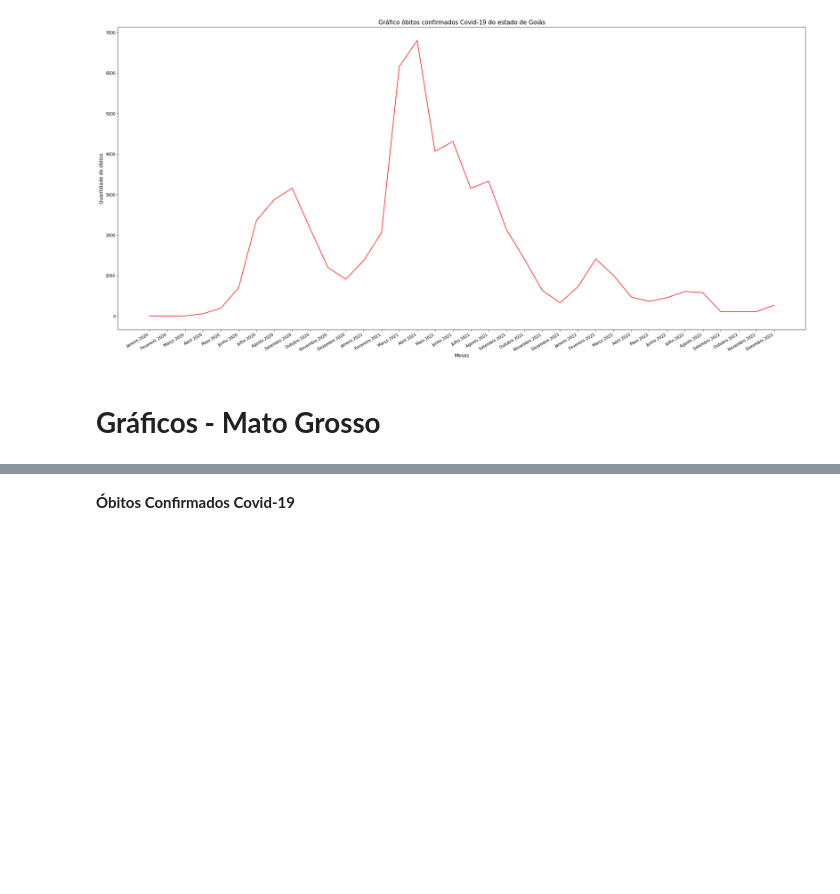
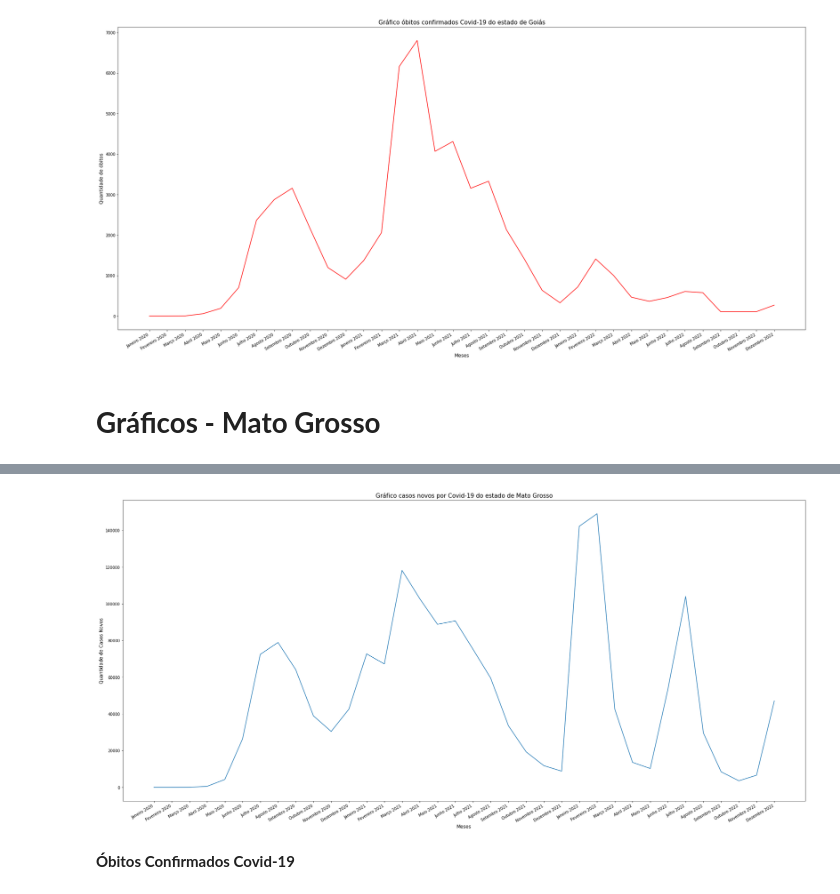
Before and after one commit to laysfreitas/Covid_Dados, a Jupyter notebook: Covid_19_Obitos.ipynb, the cells around one changed output, grey strips where cells are left out. Cells and saved outputs as stored; diff of their text form; code cells hidden in the pictures; blank space fills up the shorter version.

```diff
--- a/Covid_19_Obitos.ipynb
+++ b/Covid_19_Obitos.ipynb
@@ -576,3 +1015,15 @@ plt.show()
+# %%
+plt.figure(figsize=(31.4,15.8))
+plt.title("Gráfico casos novos por Covid-19 do estado de Mato Grosso",fontsize=15)
+plt.ylabel('Quantidade de Casos Novos', fontsize = 12)
+plt.xlabel('Meses',fontsize = 12)
+plt.plot(Result_MT)
+# Organiza o eixo x de modo a facilitar a visulização dos dados
+plt.gcf().autofmt_xdate()
+#plt.legend()
+plt.show()
+# %% [output]
+[figure, added]
 # %% [markdown]
 **Óbitos Confirmados Covid-19**
 # %%
```
Also changed, not shown: parts of 88 cells of this notebook.
